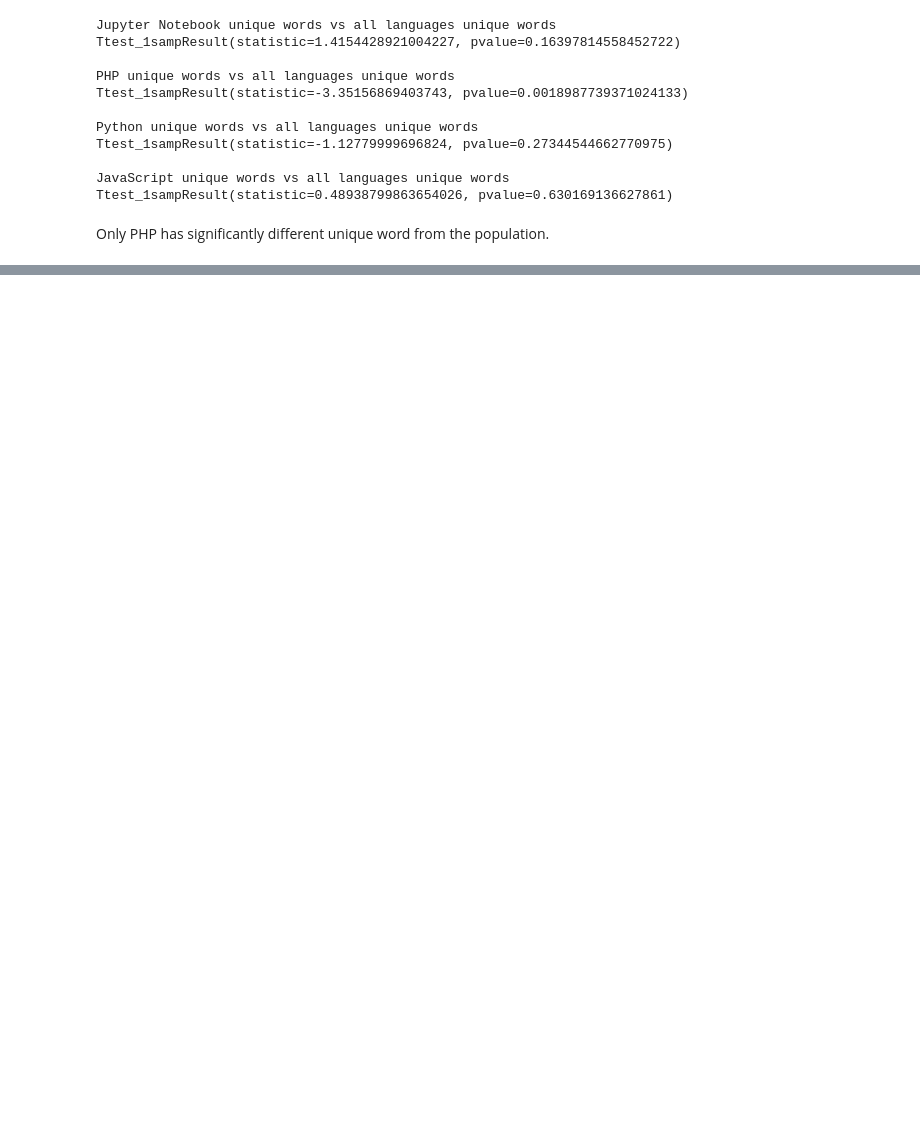
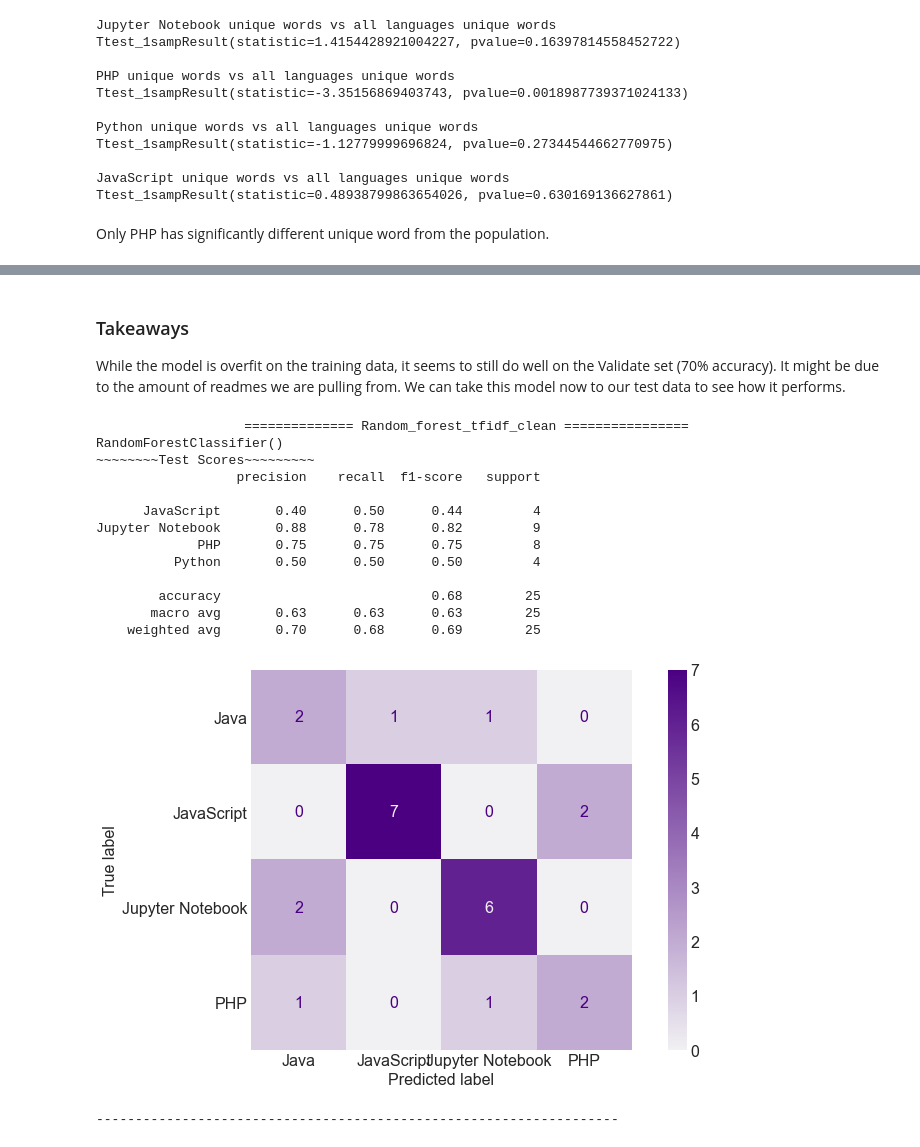
Before and after one commit to nlp-project-germain-group-6/nlp-web-scraping, a Jupyter notebook: chris_initial-edit.ipynb, the cells around one changed output, grey strips where cells are left out. Cells and saved outputs as stored; diff of their text form; code cells hidden in the pictures; blank space fills up the shorter version.

```diff
--- a/chris_initial-edit.ipynb
+++ b/chris_initial-edit.ipynb
@@ -915,0 +881,4 @@ score_df.sort_values(by = 'validate_score', ascending = False)
+# %% [markdown]
+### Takeaways
+
+While the model is overfit on the training data, it seems to still do well on the Validate set (70% accuracy). It might be due to the amount of readmes we are pulling from. We can take this model now to our test data to see how it performs.
@@ -915,0 +891,20 @@ score_df.sort_values(by = 'validate_score', ascending = False)
+# %%
+# The second confusion matrix should be test
+
+m.make_models_and_print_metrics_test_data(RandomForestClassifier(), 'Random_forest_tfidf_clean', X_train, y_train, X_test, y_test, class_names)
+# %% [output]
+                   ============== Random_forest_tfidf_clean ================
+RandomForestClassifier()
+~~~~~~~~Test Scores~~~~~~~~~
+                  precision    recall  f1-score   support
+
+      JavaScript       0.40      0.50      0.44         4
+Jupyter Notebook       0.88      0.78      0.82         9
+             PHP       0.75      0.75      0.75         8
+          Python       0.50      0.50      0.50         4
+
+        accuracy                           0.68        25
+       macro avg       0.63      0.63      0.63        25
+    weighted avg       0.70      0.68      0.69        25
+[figure, added]
+-------------------------------------------------------------------
```
Also changed, not shown: parts of 67 cells of this notebook.
